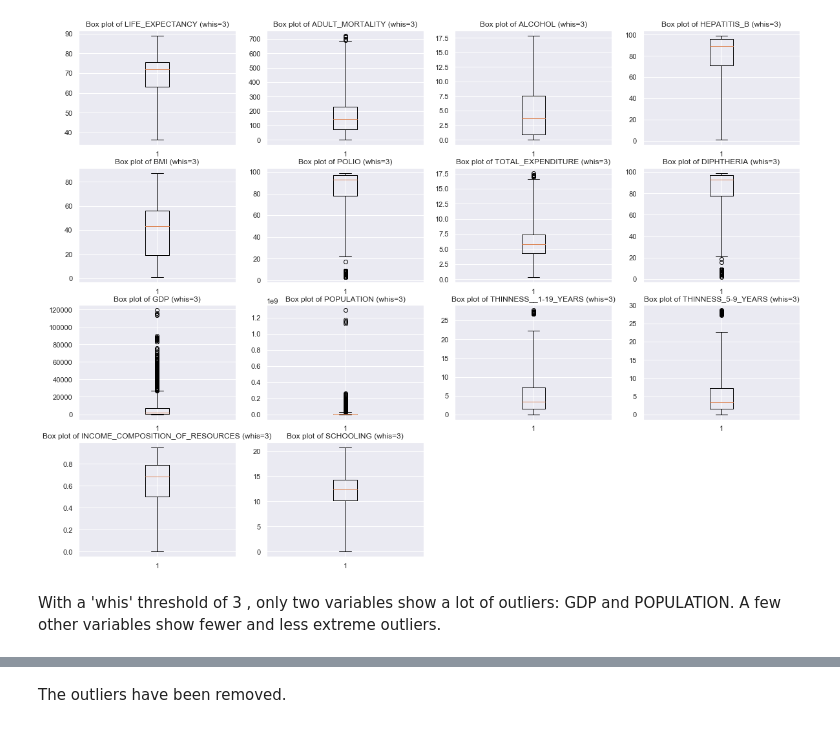
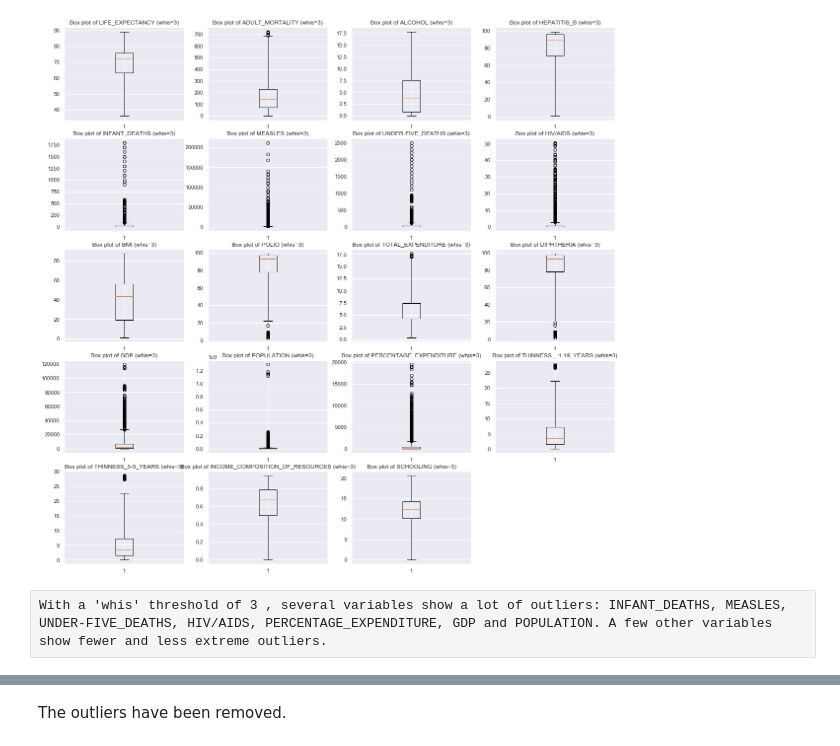
Before and after one commit to jlolavesen/thinkful, a Jupyter notebook: Mod17Challenge.ipynb, the cells around one changed output, grey strips where cells are left out. Saved outputs shown, nothing was run; the diff lists cells and outputs as text; code cells hidden in the pictures.

```diff
--- a/Mod17Challenge.ipynb
+++ b/Mod17Challenge.ipynb
@@ -61,8 +80,9 @@ lifex_df2.columns = lifex_df2.columns.str.upper()
 lifex_df2.columns = lifex_df2.columns.str.replace(' ', '_')
 # %%
 #filling in missing values
-columns = ["LIFE_EXPECTANCY", "ADULT_MORTALITY", "ALCOHOL", "HEPATITIS_B",
-           "BMI", "POLIO", "TOTAL_EXPENDITURE", "DIPHTHERIA", "GDP", "POPULATION",
+columns = ["LIFE_EXPECTANCY", "ADULT_MORTALITY", "ALCOHOL", "HEPATITIS_B", "INFANT_DEATHS",
+           "MEASLES", "UNDER-FIVE_DEATHS", "HIV/AIDS",
+           "BMI", "POLIO", "TOTAL_EXPENDITURE", "DIPHTHERIA", "GDP", "POPULATION", "PERCENTAGE_EXPENDITURE",
            "THINNESS__1-19_YEARS", "THINNESS_5-9_YEARS", "INCOME_COMPOSITION_OF_RESOURCES", "SCHOOLING"]
 
 #interpolate missing values
@@ -73,21 +93,21 @@ lifex_df2.dropna(inplace=True)
 # %%
 ## check for outliers in boxplots
 
-plt.figure(figsize = (20,15))
+plt.figure(figsize = (20,20))
 
 i = 1
 
 for column in columns:
-    plt.subplot(4,4,i)
+    plt.subplot(5,4,i)
     plt.boxplot(lifex_df2[column], whis=3)
     plt.title("Box plot of {} (whis=3)".format(column))
     i+=1
 
 plt.show()
 # %% [output]
-[figure, old version]
+[figure, new version]
-# %% [markdown]
-With a 'whis' threshold of 3 , only two variables show a lot of outliers: GDP and POPULATION. A few other variables show fewer and less extreme outliers.
+# %% [raw]
+With a 'whis' threshold of 3 , several variables show a lot of outliers: INFANT_DEATHS, MEASLES, UNDER-FIVE_DEATHS, HIV/AIDS, PERCENTAGE_EXPENDITURE, GDP and POPULATION. A few other variables show fewer and less extreme outliers.
 # %%
 # check histograms of log transformation for GDP and POPULATION
 
```
Also changed, not shown: parts of 10 cells of this notebook.
